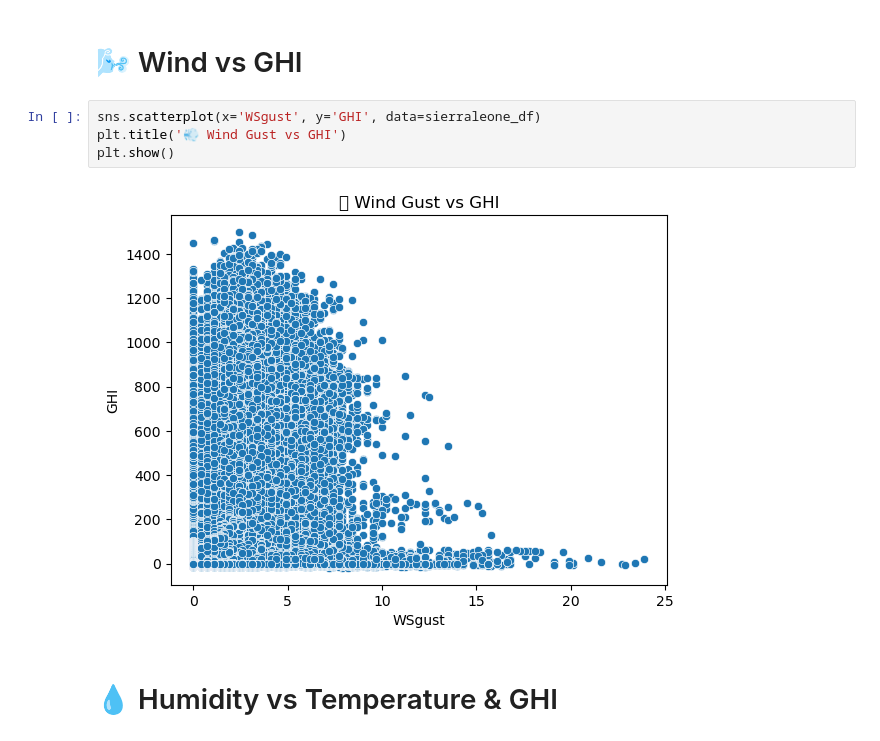
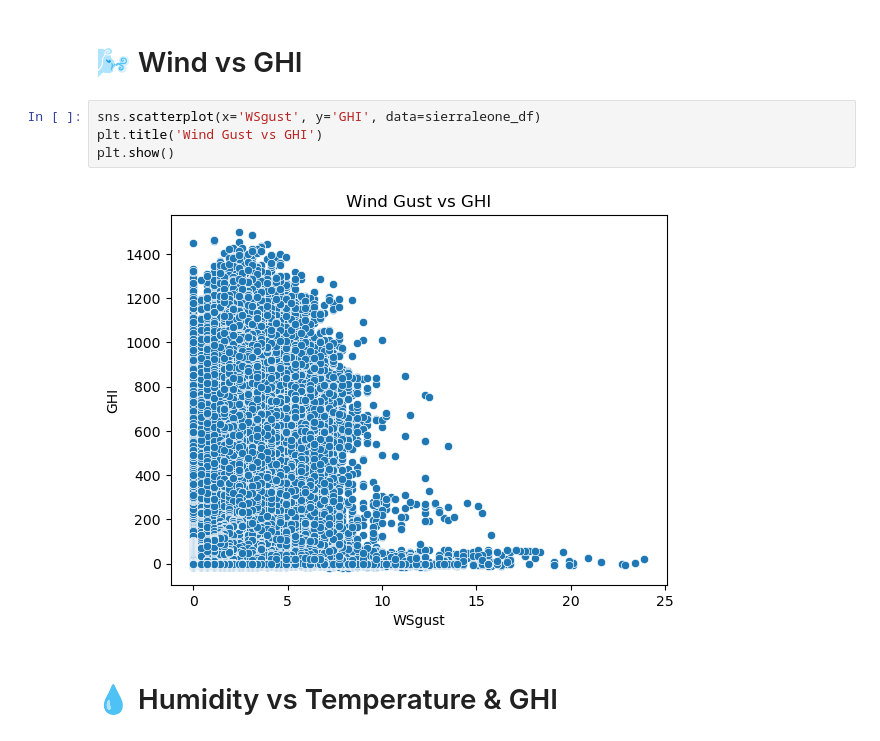
Before and after one commit to EstiphanosH/solar-challenge-week1, a Jupyter notebook: notebooks/sierraleone-eda.ipynb, the cells around one changed output. Drawn from its saved outputs; the diff is of its cells as text.

```diff
--- a/notebooks/sierraleone-eda.ipynb
+++ b/notebooks/sierraleone-eda.ipynb
@@ -117,10 +117,10 @@ plt.show()
 # 🌬️ Wind vs GHI
 # %%
 sns.scatterplot(x='WSgust', y='GHI', data=sierraleone_df)
-plt.title('💨 Wind Gust vs GHI')
+plt.title('Wind Gust vs GHI')
 plt.show()
 # %% [output]
-[figure, old version]
+[figure, new version]
 # %% [markdown]
 # 💧 Humidity vs Temperature & GHI
 # %%
```
Also changed, not shown: parts of 7 cells of this notebook, 29 other files.
